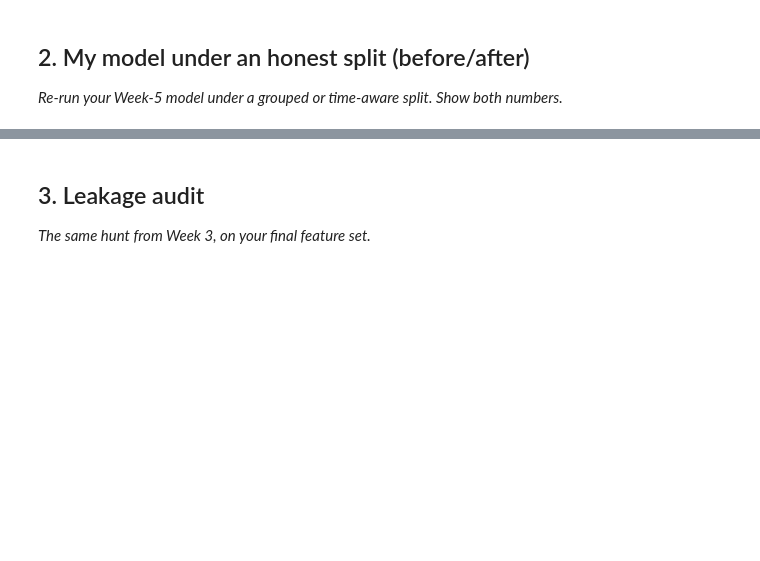
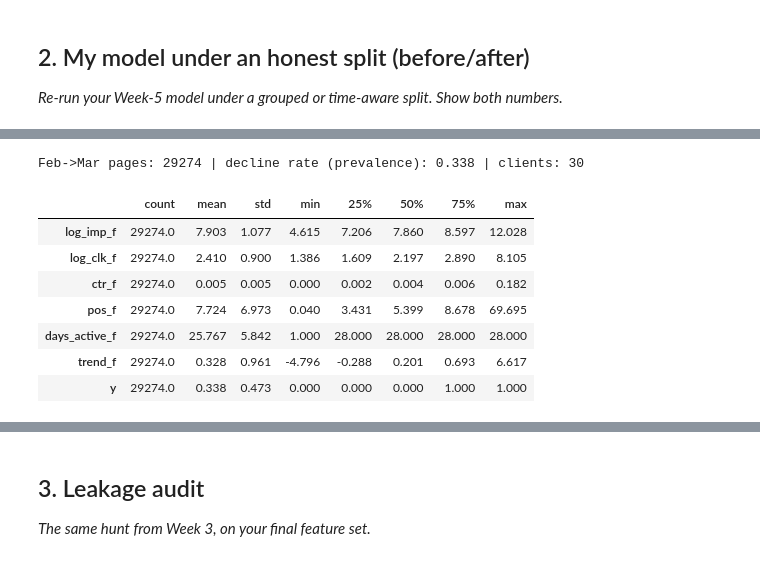
Before and after one commit to abdelrahmanmohamed05/FlyRank-AI, a Jupyter notebook: work/notebooks/w06_validation_audit.ipynb, the cells around one changed output, grey strips where cells are left out. Saved outputs shown, nothing was run; the diff lists cells and outputs as text; code cells hidden in the pictures; blank space fills up the shorter version.

```diff
--- a/work/notebooks/w06_validation_audit.ipynb
+++ b/work/notebooks/w06_validation_audit.ipynb
@@ -16,0 +114,68 @@ This skeleton is yours to fill. Work the sections **in order** — each one has
+# %%
+def build_window(f_start, f_end, l_start, l_end):
+    """One row per page. Features come ONLY from [f_start, f_end); outcome from [l_start, l_end)."""
+    assert pd.Timestamp(f_end) <= pd.Timestamp(l_start), "feature window must end before the outcome window starts"
+    mid = (pd.Timestamp(f_start) + pd.Timedelta(days=14)).date()
+    avail = "AND gsc_data_available IS TRUE" if HAS_AVAIL else ""
+    fw = f"report_date >= DATE '{f_start}' AND report_date < DATE '{f_end}'"
+    lw = f"report_date >= DATE '{l_start}' AND report_date < DATE '{l_end}'"
+    q = f"""
+    SELECT * FROM (
+        SELECT
+            client_hash_id,
+            content_hash_id,
+            SUM(gsc_impressions) FILTER (WHERE {fw})                    AS imp_f,
+            SUM(gsc_clicks)      FILTER (WHERE {fw})                    AS clk_f,
+            SUM(gsc_sum_position) FILTER (WHERE {fw})                   AS sumpos_f,
+            COUNT(DISTINCT report_date) FILTER (WHERE {fw} AND gsc_impressions > 0) AS days_active_f,
+            SUM(gsc_clicks) FILTER (WHERE report_date >= DATE '{f_start}' AND report_date < DATE '{mid}')  AS clk_early_f,
+            SUM(gsc_clicks) FILTER (WHERE report_date >= DATE '{mid}'     AND report_date < DATE '{f_end}') AS clk_late_f,
+            SUM(gsc_impressions) FILTER (WHERE {lw})                    AS imp_l,
+            SUM(gsc_clicks)      FILTER (WHERE {lw})                    AS clk_l
+        FROM read_parquet({get_source(f_start, l_end)})
+        WHERE report_date >= DATE '{f_start}' AND report_date < DATE '{l_end}' {avail}
+        GROUP BY client_hash_id, content_hash_id
+    )
+    WHERE imp_f >= 100 AND clk_f >= 3 AND imp_l >= 100
+    """
+    return con.execute(q).df()
+
+FEATURES = ["log_imp_f", "log_clk_f", "ctr_f", "pos_f", "days_active_f", "trend_f"]
+
+def make_frame(f_start, f_end, l_start, l_end):
+    df = build_window(f_start, f_end, l_start, l_end)
+    f_days = (pd.Timestamp(f_end) - pd.Timestamp(f_start)).days
+    l_days = (pd.Timestamp(l_end) - pd.Timestamp(l_start)).days
+    for c in ["clk_early_f", "clk_late_f"]:
+        df[c] = df[c].fillna(0)
+    df["ctr_f"]    = df["clk_f"] / df["imp_f"]
+    df["pos_f"]    = df["sumpos_f"] / df["imp_f"]        # impression-weighted average position
+    df["log_imp_f"] = np.log1p(df["imp_f"])
+    df["log_clk_f"] = np.log1p(df["clk_f"])
+    df["trend_f"]  = np.log((df["clk_late_f"] + 1) / (df["clk_early_f"] + 1))   # inside the feature window only
+    # label: daily click rate in the outcome month < 70% of the feature month's daily rate
+    df["y"] = ((df["clk_l"] / l_days) < 0.7 * (df["clk_f"] / f_days)).astype(int)
+    df = df.replace([np.inf, -np.inf], np.nan).dropna(subset=FEATURES + ["y"]).reset_index(drop=True)
+    return df
+
+CUR  = ("2026-02-01", "2026-03-01", "2026-03-01", "2026-04-01")   # features Feb -> outcome Mar
+PREV = ("2026-01-01", "2026-02-01", "2026-02-01", "2026-03-01")   # features Jan -> outcome Feb
+
+MAX_ROWS = 300_000   # keeps Colab fast; rows are sampled at random (clients stay whole in expectation)
+df = make_frame(*CUR)
+print("Feb->Mar pages:", len(df), "| decline rate (prevalence):", round(df["y"].mean(), 3),
+      "| clients:", df["client_hash_id"].nunique())
+if len(df) > MAX_ROWS:
+    df = df.sample(MAX_ROWS, random_state=42).reset_index(drop=True)
+    print("Sampled down to", len(df), "rows")
+display(df[FEATURES + ["y"]].describe().T.round(3))
+# %% [output]
+Feb->Mar pages: 29274 | decline rate (prevalence): 0.338 | clients: 30
+|  | count | mean | std | min | 25% | 50% | 75% | max |
+| log_imp_f | 29274.0 | 7.903 | 1.077 | 4.615 | 7.206 | 7.860 | 8.597 | 12.028 |
+| log_clk_f | 29274.0 | 2.410 | 0.900 | 1.386 | 1.609 | 2.197 | 2.890 | 8.105 |
+| ctr_f | 29274.0 | 0.005 | 0.005 | 0.000 | 0.002 | 0.004 | 0.006 | 0.182 |
+| pos_f | 29274.0 | 7.724 | 6.973 | 0.040 | 3.431 | 5.399 | 8.678 | 69.695 |
+| days_active_f | 29274.0 | 25.767 | 5.842 | 1.000 | 28.000 | 28.000 | 28.000 | 28.000 |
+| trend_f | 29274.0 | 0.328 | 0.961 | -4.796 | -0.288 | 0.201 | 0.693 | 6.617 |
+| y | 29274.0 | 0.338 | 0.473 | 0.000 | 0.000 | 0.000 | 1.000 | 1.000 |
```
Also changed, not shown: parts of 11 cells of this notebook.
